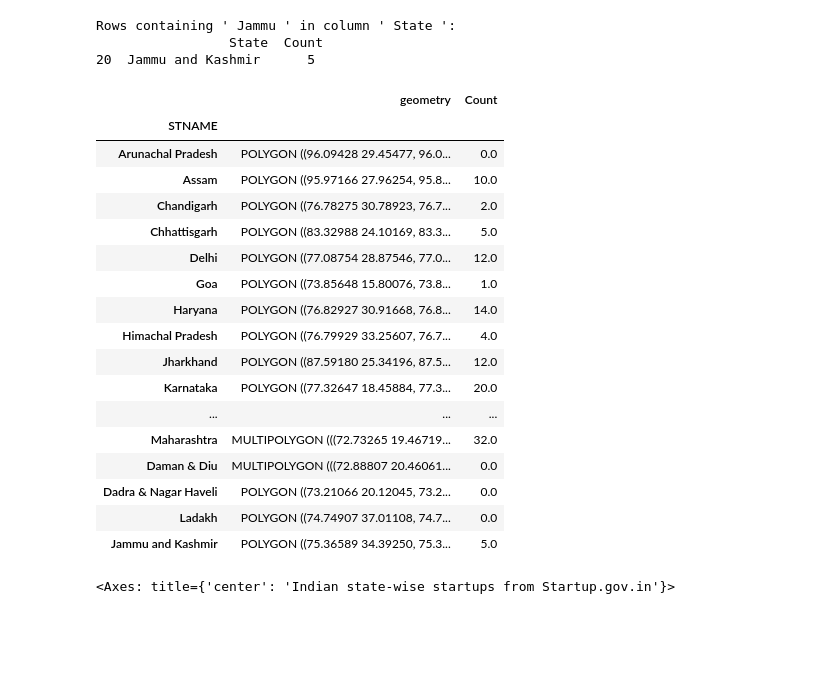
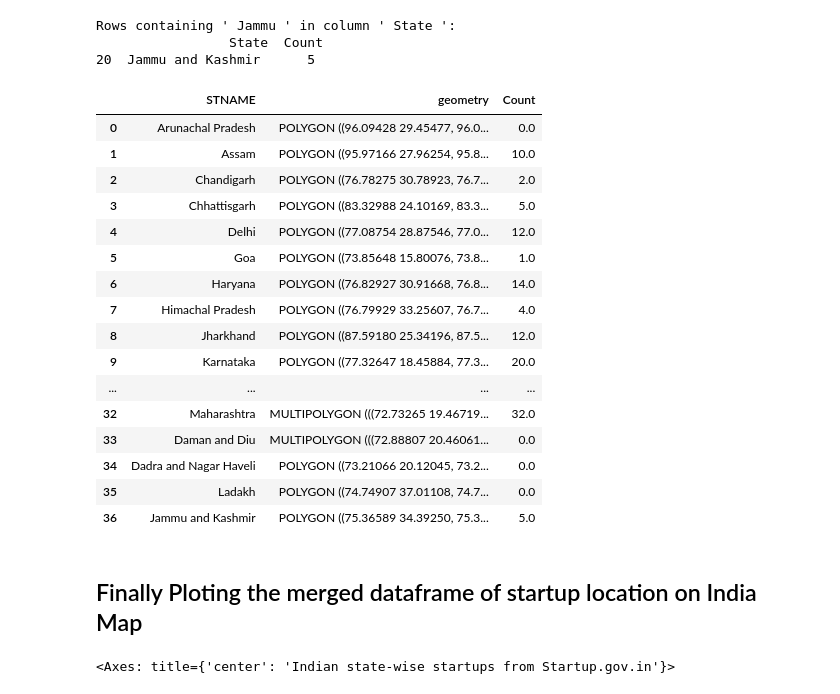
Before and after one commit to dhirajmahato/Data_Engineering_module, a Jupyter notebook: Transform.ipynb, the cells around one changed output. Drawn from its saved outputs; the diff is of its cells as text; code cells hidden in the pictures; blank space fills up the shorter version.

```diff
--- a/Transform.ipynb
+++ b/Transform.ipynb
@@ -239,5 +192,7 @@ state_df
 # %%
 gdf_states.at[20,"STNAME"] = "Andaman and Nicobar Islands"
+gdf_states.at[33,"STNAME"] = "Daman and Diu"
+gdf_states.at[34,"STNAME"] = "Dadra and Nagar Haveli"
 gdf_states.at[36,"STNAME"] = "Jammu and Kashmir"
 # %%
 gdf_states
@@ -276,27 +231,29 @@ Rows containing ' Jammu ' in column ' State ':
 # %%
 #Merging the data
 merged = gdf_states.set_index('STNAME').join(state_df.set_index('State'))
+merged.reset_index(level=0, inplace=True)
 merged['Count'] = merged['Count'].replace(np.nan, 0)
 merged
 # %% [output]
-|  | geometry | Count |
-| STNAME |  |  |
-| Arunachal Pradesh | POLYGON ((96.09428 29.45477, 96.0... | 0.0 |
-| Assam | POLYGON ((95.97166 27.96254, 95.8... | 10.0 |
-| Chandigarh | POLYGON ((76.78275 30.78923, 76.7... | 2.0 |
-| Chhattisgarh | POLYGON ((83.32988 24.10169, 83.3... | 5.0 |
-| Delhi | POLYGON ((77.08754 28.87546, 77.0... | 12.0 |
-| Goa | POLYGON ((73.85648 15.80076, 73.8... | 1.0 |
-| Haryana | POLYGON ((76.82927 30.91668, 76.8... | 14.0 |
-| Himachal Pradesh | POLYGON ((76.79929 33.25607, 76.7... | 4.0 |
-| Jharkhand | POLYGON ((87.59180 25.34196, 87.5... | 12.0 |
-| Karnataka | POLYGON ((77.32647 18.45884, 77.3... | 20.0 |
-| ... | ... | ... |
-| Maharashtra | MULTIPOLYGON (((72.73265 19.46719... | 32.0 |
-| Daman & Diu | MULTIPOLYGON (((72.88807 20.46061... | 0.0 |
-| Dadra & Nagar Haveli | POLYGON ((73.21066 20.12045, 73.2... | 0.0 |
-| Ladakh | POLYGON ((74.74907 37.01108, 74.7... | 0.0 |
-| Jammu and Kashmir | POLYGON ((75.36589 34.39250, 75.3... | 5.0 |
+|  | STNAME | geometry | Count |
+| 0 | Arunachal Pradesh | POLYGON ((96.09428 29.45477, 96.0... | 0.0 |
+| 1 | Assam | POLYGON ((95.97166 27.96254, 95.8... | 10.0 |
+| 2 | Chandigarh | POLYGON ((76.78275 30.78923, 76.7... | 2.0 |
+| 3 | Chhattisgarh | POLYGON ((83.32988 24.10169, 83.3... | 5.0 |
+| 4 | Delhi | POLYGON ((77.08754 28.87546, 77.0... | 12.0 |
+| 5 | Goa | POLYGON ((73.85648 15.80076, 73.8... | 1.0 |
+| 6 | Haryana | POLYGON ((76.82927 30.91668, 76.8... | 14.0 |
+| 7 | Himachal Pradesh | POLYGON ((76.79929 33.25607, 76.7... | 4.0 |
+| 8 | Jharkhand | POLYGON ((87.59180 25.34196, 87.5... | 12.0 |
+| 9 | Karnataka | POLYGON ((77.32647 18.45884, 77.3... | 20.0 |
+| ... | ... | ... | ... |
+| 32 | Maharashtra | MULTIPOLYGON (((72.73265 19.46719... | 32.0 |
+| 33 | Daman and Diu | MULTIPOLYGON (((72.88807 20.46061... | 0.0 |
+| 34 | Dadra and Nagar Haveli | POLYGON ((73.21066 20.12045, 73.2... | 0.0 |
+| 35 | Ladakh | POLYGON ((74.74907 37.01108, 74.7... | 0.0 |
+| 36 | Jammu and Kashmir | POLYGON ((75.36589 34.39250, 75.3... | 5.0 |
+# %% [markdown]
+## Finally Ploting the merged dataframe of startup location on India Map
 # %%
 #Create figure and axes for Matplotlib and set the title
 fig, ax = plt.subplots(1, figsize=(10, 10))
```
Also changed, not shown: parts of 25 cells of this notebook.
